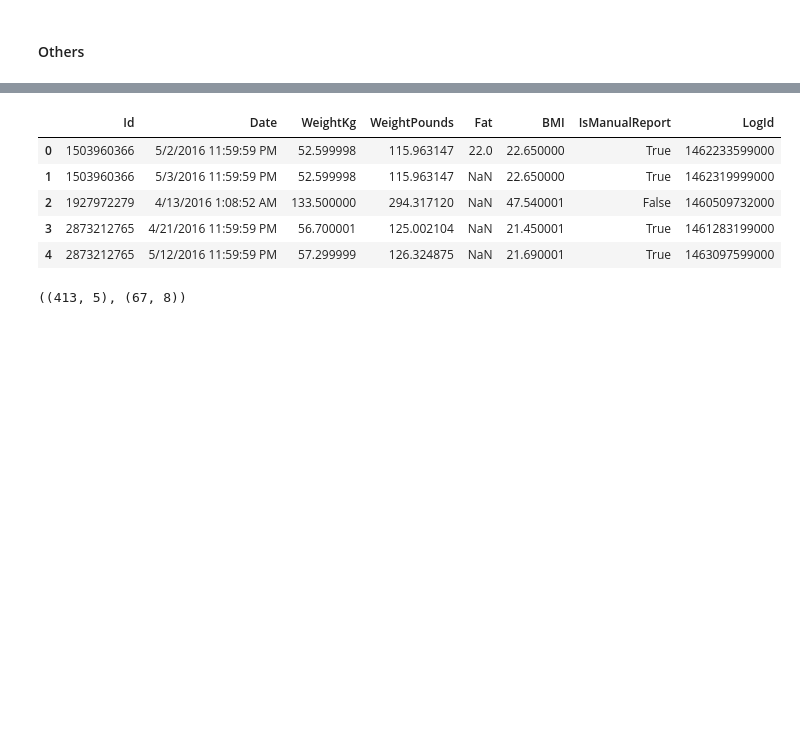
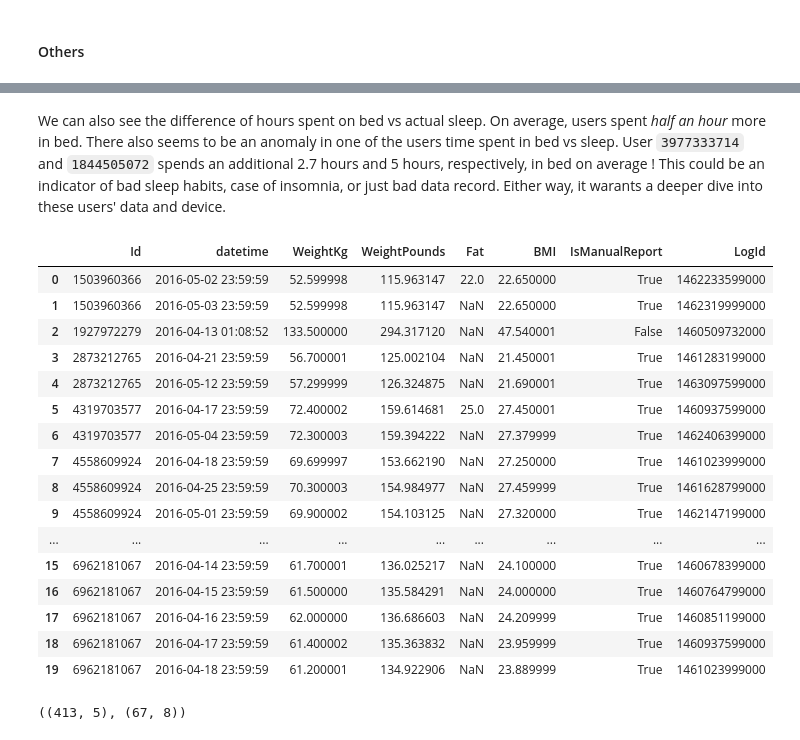
Before and after one commit to mrakelinggar/Google-Data-Analytics-Capstone---Bellabeat, a Jupyter notebook: 1 - Data Checker.ipynb, the cells around one changed output, grey strips where cells are left out. Saved outputs shown, nothing was run; the diff lists cells and outputs as text; code cells hidden in the pictures; blank space fills up the shorter version.

Commit message:
data cleaning and sleep analysis
Completed the data cleaning steps, added several data explorations, and also analyzed the sleep data of users.

```diff
--- a/1 - Data Checker.ipynb
+++ b/1 - Data Checker.ipynb
@@ -262,12 +1077,25 @@ sleepDay_merged.head()
+# %% [markdown]
+We can also see the difference of hours spent on bed vs actual sleep. On average, users spent *half an hour* more in bed. There also seems to be an anomaly in one of the users time spent in bed vs sleep. User `3977333714` and `1844505072` spends an additional 2.7 hours and 5 hours, respectively, in bed on average ! This could be an indicator of bad sleep habits, case of insomnia, or just bad data record. Either way, it warants a deeper dive into these users' data and device.
 # %%
-weightLogInfo_merged.head()
+weightLogInfo_merged.head(20)
 # %% [output]
-|  | Id | Date | WeightKg | WeightPounds | Fat | BMI | IsManualReport | LogId |
-| 0 | 1503960366 | 5/2/2016 11:59:59 PM | 52.599998 | 115.963147 | 22.0 | 22.650000 | True | 1462233599000 |
-| 1 | 1503960366 | 5/3/2016 11:59:59 PM | 52.599998 | 115.963147 | NaN | 22.650000 | True | 1462319999000 |
-| 2 | 1927972279 | 4/13/2016 1:08:52 AM | 133.500000 | 294.317120 | NaN | 47.540001 | False | 1460509732000 |
-| 3 | 2873212765 | 4/21/2016 11:59:59 PM | 56.700001 | 125.002104 | NaN | 21.450001 | True | 1461283199000 |
-| 4 | 2873212765 | 5/12/2016 11:59:59 PM | 57.299999 | 126.324875 | NaN | 21.690001 | True | 1463097599000 |
+|  | Id | datetime | WeightKg | WeightPounds | Fat | BMI | IsManualReport | LogId |
+| 0 | 1503960366 | 2016-05-02 23:59:59 | 52.599998 | 115.963147 | 22.0 | 22.650000 | True | 1462233599000 |
+| 1 | 1503960366 | 2016-05-03 23:59:59 | 52.599998 | 115.963147 | NaN | 22.650000 | True | 1462319999000 |
+| 2 | 1927972279 | 2016-04-13 01:08:52 | 133.500000 | 294.317120 | NaN | 47.540001 | False | 1460509732000 |
+| 3 | 2873212765 | 2016-04-21 23:59:59 | 56.700001 | 125.002104 | NaN | 21.450001 | True | 1461283199000 |
+| 4 | 2873212765 | 2016-05-12 23:59:59 | 57.299999 | 126.324875 | NaN | 21.690001 | True | 1463097599000 |
+| 5 | 4319703577 | 2016-04-17 23:59:59 | 72.400002 | 159.614681 | 25.0 | 27.450001 | True | 1460937599000 |
+| 6 | 4319703577 | 2016-05-04 23:59:59 | 72.300003 | 159.394222 | NaN | 27.379999 | True | 1462406399000 |
+| 7 | 4558609924 | 2016-04-18 23:59:59 | 69.699997 | 153.662190 | NaN | 27.250000 | True | 1461023999000 |
+| 8 | 4558609924 | 2016-04-25 23:59:59 | 70.300003 | 154.984977 | NaN | 27.459999 | True | 1461628799000 |
+| 9 | 4558609924 | 2016-05-01 23:59:59 | 69.900002 | 154.103125 | NaN | 27.320000 | True | 1462147199000 |
+| ... | ... | ... | ... | ... | ... | ... | ... | ... |
+| 15 | 6962181067 | 2016-04-14 23:59:59 | 61.700001 | 136.025217 | NaN | 24.100000 | True | 1460678399000 |
+| 16 | 6962181067 | 2016-04-15 23:59:59 | 61.500000 | 135.584291 | NaN | 24.000000 | True | 1460764799000 |
+| 17 | 6962181067 | 2016-04-16 23:59:59 | 62.000000 | 136.686603 | NaN | 24.209999 | True | 1460851199000 |
+| 18 | 6962181067 | 2016-04-17 23:59:59 | 61.400002 | 135.363832 | NaN | 23.959999 | True | 1460937599000 |
+| 19 | 6962181067 | 2016-04-18 23:59:59 | 61.200001 | 134.922906 | NaN | 23.889999 | True | 1461023999000 |
 # %%
 sleepDay_merged.shape, weightLogInfo_merged.shape
 # %% [output]
```
Also changed, not shown: parts of 56 cells of this notebook, 1 other file.
